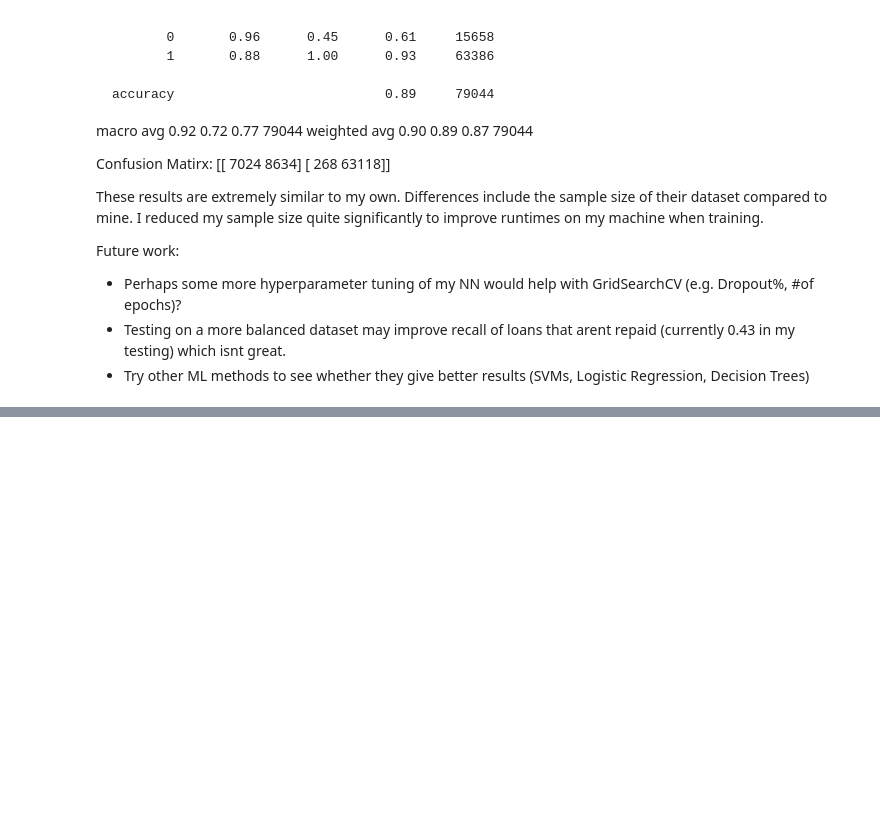
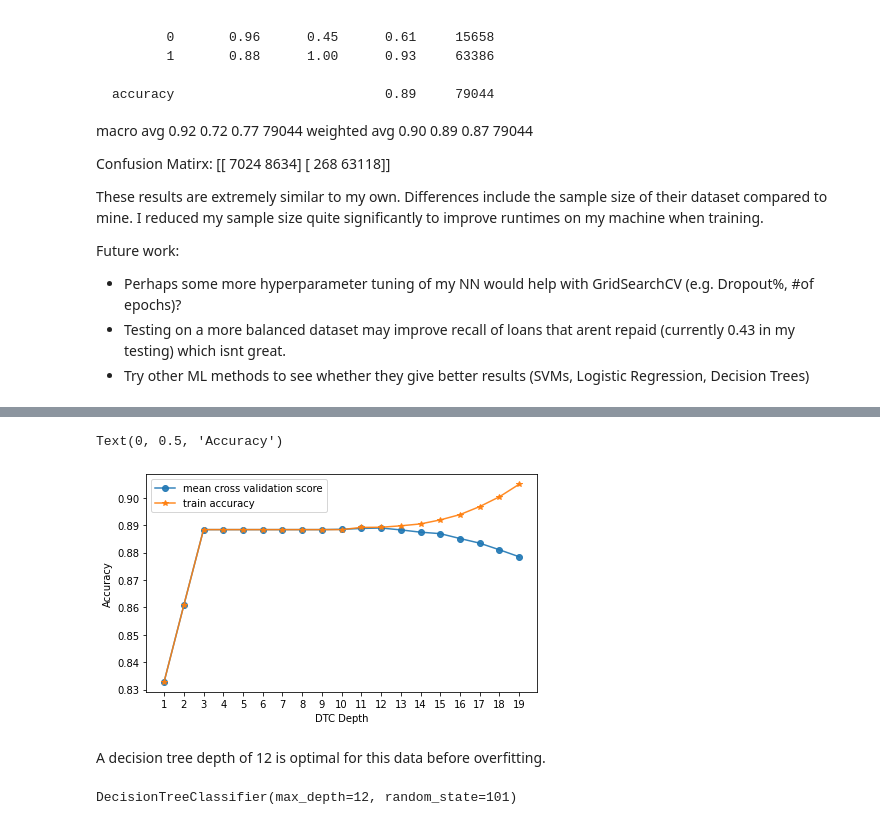
Before and after one commit to Greveley/MLProjects, a Jupyter notebook: LoanReturnClassifier/TrainingAndEvaluation.ipynb, the cells around one changed output, grey strips where cells are left out. Cells and saved outputs as stored; diff of their text form; code cells hidden in the pictures; blank space fills up the shorter version.

```diff
--- a/LoanReturnClassifier/TrainingAndEvaluation.ipynb
+++ b/LoanReturnClassifier/TrainingAndEvaluation.ipynb
@@ -423,0 +230,30 @@ Future work:
+# %%
+# Function to run cross validation on a number of decision trees to decide the best max depth for highest generalisation.
+def calcCV(X, y, tree_depths, cv=5, scoring='accuracy'):
+    cv_sc = []
+    cv_sc_std = []
+    cv_sc_mean = []
+    accuracy = []
+
+    for depth in tree_depths:
+        # Generate tree for each max depth
+        tree_model = DecisionTreeClassifier(max_depth = depth)
+        # calculate CV score for tree
+        cv = cross_val_score(tree_model, X, y,scoring=scoring)
+        # Saving scores
+        cv_sc.append(cv)
+        cv_sc_std.append(cv.std())
+        cv_sc_mean.append(cv.mean())
+        accuracy.append(tree_model.fit(X,y).score(X,y))
+        print('tree depth '+str(depth) +" done")
+
+    cv_sc = np.array(cv_sc)
+    cv_sc_std = np.array(cv_sc_std)
+    cv_sc_mean = np.array(cv_sc_mean)
+    accuracy = np.array(accuracy)
+
+    return cv_sc, cv_sc_std, cv_sc_mean, accuracy
+# %%
+depths = range(1,20)
+
+CV , CV_std, CV_mean, acc = calcCV(X_train,y_train,depths)
@@ -423,0 +280,20 @@ Future work:
+# %%
+plt.figure(figsize=(7,4))
+plt.plot(depths, CV_mean,'-o',label='mean cross validation score',alpha=0.9)
+plt.plot(depths, acc, '-*', label='train accuracy', alpha=0.9)
+plt.legend()
+plt.xticks(depths)
+plt.xlabel('DTC Depth')
+plt.ylabel('Accuracy')
+# %% [output]
+Text(0, 0.5, 'Accuracy')
+[figure, added]
+# %% [markdown]
+A decision tree depth of 12 is optimal for this data before overfitting.
+# %%
+# Fitting optimal DTC to the training data
+DTC = DecisionTreeClassifier(max_depth = 12,random_state=101)
+
+DTC.fit(X_train,y_train)
+# %% [output]
+DecisionTreeClassifier(max_depth=12, random_state=101)
```
Also changed, not shown: parts of 61 cells of this notebook.
